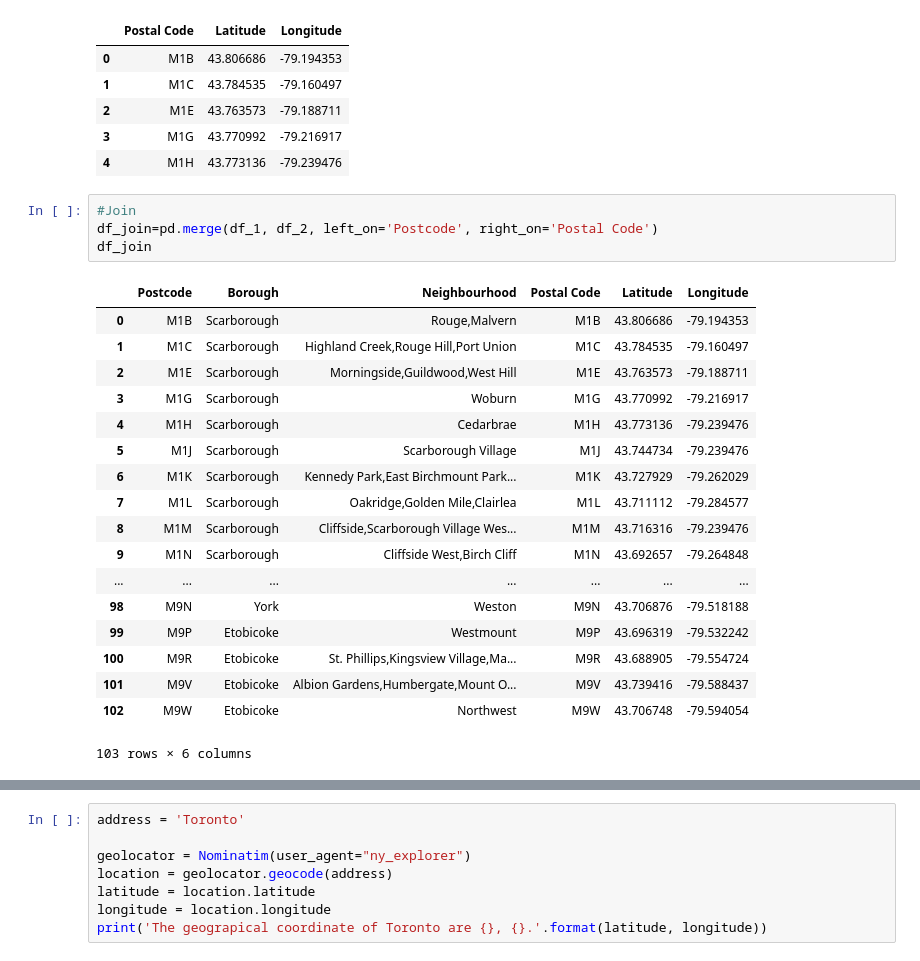
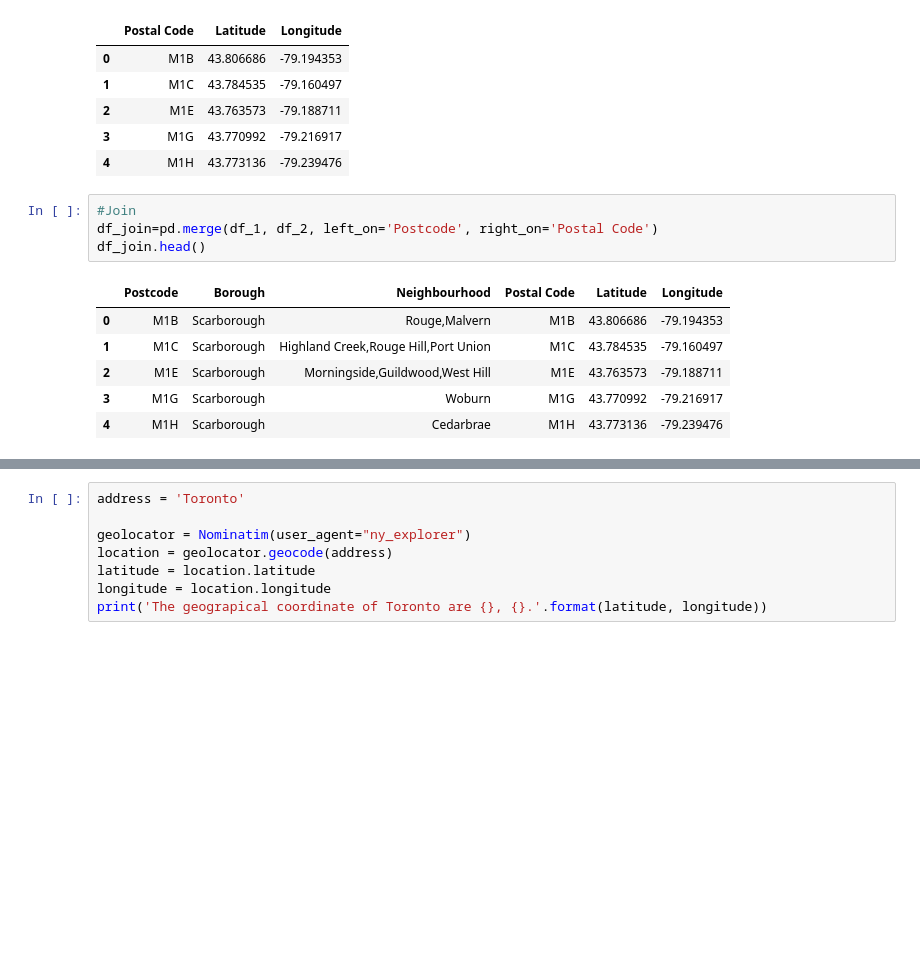
Before and after one commit to huiliijiang/coursera-project, a Jupyter notebook: Toronto.ipynb, the cells around one changed output, grey strips where cells are left out. Drawn from its saved outputs; the diff is of its cells as text; blank space fills up the shorter version.

```diff
--- a/Toronto.ipynb
+++ b/Toronto.ipynb
@@ -37,26 +37,14 @@ df_2.head()
 # %%
 #Join
 df_join=pd.merge(df_1, df_2, left_on='Postcode', right_on='Postal Code')
-df_join
+df_join.head()
 # %% [output]
 |  | Postcode | Borough | Neighbourhood | Postal Code | Latitude | Longitude |
 | 0 | M1B | Scarborough | Rouge,Malvern | M1B | 43.806686 | -79.194353 |
 | 1 | M1C | Scarborough | Highland Creek,Rouge Hill,Port Union | M1C | 43.784535 | -79.160497 |
 | 2 | M1E | Scarborough | Morningside,Guildwood,West Hill | M1E | 43.763573 | -79.188711 |
 | 3 | M1G | Scarborough | Woburn | M1G | 43.770992 | -79.216917 |
 | 4 | M1H | Scarborough | Cedarbrae | M1H | 43.773136 | -79.239476 |
-| 5 | M1J | Scarborough | Scarborough Village | M1J | 43.744734 | -79.239476 |
-| 6 | M1K | Scarborough | Kennedy Park,East Birchmount Park... | M1K | 43.727929 | -79.262029 |
-| 7 | M1L | Scarborough | Oakridge,Golden Mile,Clairlea | M1L | 43.711112 | -79.284577 |
-| 8 | M1M | Scarborough | Cliffside,Scarborough Village Wes... | M1M | 43.716316 | -79.239476 |
-| 9 | M1N | Scarborough | Cliffside West,Birch Cliff | M1N | 43.692657 | -79.264848 |
-| ... | ... | ... | ... | ... | ... | ... |
-| 98 | M9N | York | Weston | M9N | 43.706876 | -79.518188 |
-| 99 | M9P | Etobicoke | Westmount | M9P | 43.696319 | -79.532242 |
-| 100 | M9R | Etobicoke | St. Phillips,Kingsview Village,Ma... | M9R | 43.688905 | -79.554724 |
-| 101 | M9V | Etobicoke | Albion Gardens,Humbergate,Mount O... | M9V | 43.739416 | -79.588437 |
-| 102 | M9W | Etobicoke | Northwest | M9W | 43.706748 | -79.594054 |
-103 rows × 6 columns
 # %%
 #Filter Borough contains Toronto
 toronto = df_join[df_join['Borough'].str.contains("Toronto")]
```
Also changed, not shown: parts of 6 cells of this notebook.
